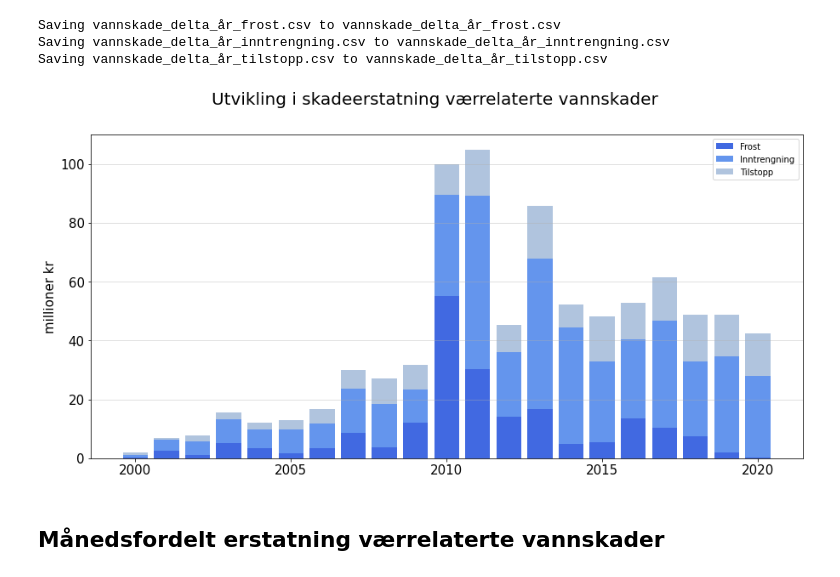
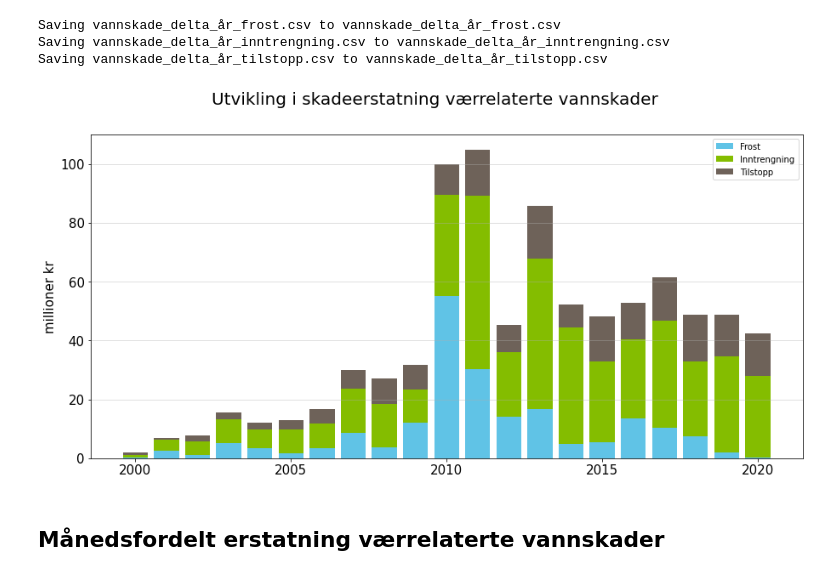
Before and after one commit to eirikngard/Eika, a Jupyter notebook: Eika_vs_FNO.ipynb, the cells around one changed output. Saved outputs shown, nothing was run; the diff lists cells and outputs as text; code cells hidden in the pictures.

```diff
--- a/Eika_vs_FNO.ipynb
+++ b/Eika_vs_FNO.ipynb
@@ -49,0 +52,7 @@ lyn
+# %%
+grønn = '#84BD00'
+blå = '#60C3E6'
+grå = '#6E6259'
+blå1='#3396b9'
+rød='#7f3035'
+sjøgrønn='#004f59'
@@ -172,17 +199,17 @@ new_til = np.array([i*(10**(-6)) for i in data_til])
 # %%
 fig, ax = plt.subplots(figsize=(15, 7))
 fig.suptitle('Utvikling i skadeerstatning værrelaterte vannskader',fontsize=20)
 
-ax.bar(år, new_frost, color='Royalblue',label='Frost')
-ax.bar(år, new_inn,bottom=new_frost,color='cornflowerblue', label='Inntrengning')
-ax.bar(år, new_til, bottom= new_frost+new_inn,color='lightsteelblue', label='Tilstopp')
+ax.bar(år2, new_frost, color=blå,label='Frost')
+ax.bar(år2, new_inn,bottom=new_frost,color=grønn, label='Inntrengning')
+ax.bar(år2, new_til, bottom= new_frost+new_inn,color=grå, label='Tilstopp')
 
 ax.grid(axis='y',alpha=0.5)
 ax.set_ylabel('millioner kr',size=15)
 ax.tick_params(axis = 'both', which = 'major', labelsize = 15)
 ax.legend() ;plt.show()
 # %% [output]
-[figure, old version]
+[figure, new version]
 # %% [markdown]
 ## Månedsfordelt erstatning værrelaterte vannskader
 # %%
```
Also changed, not shown: parts of 27 cells of this notebook.
